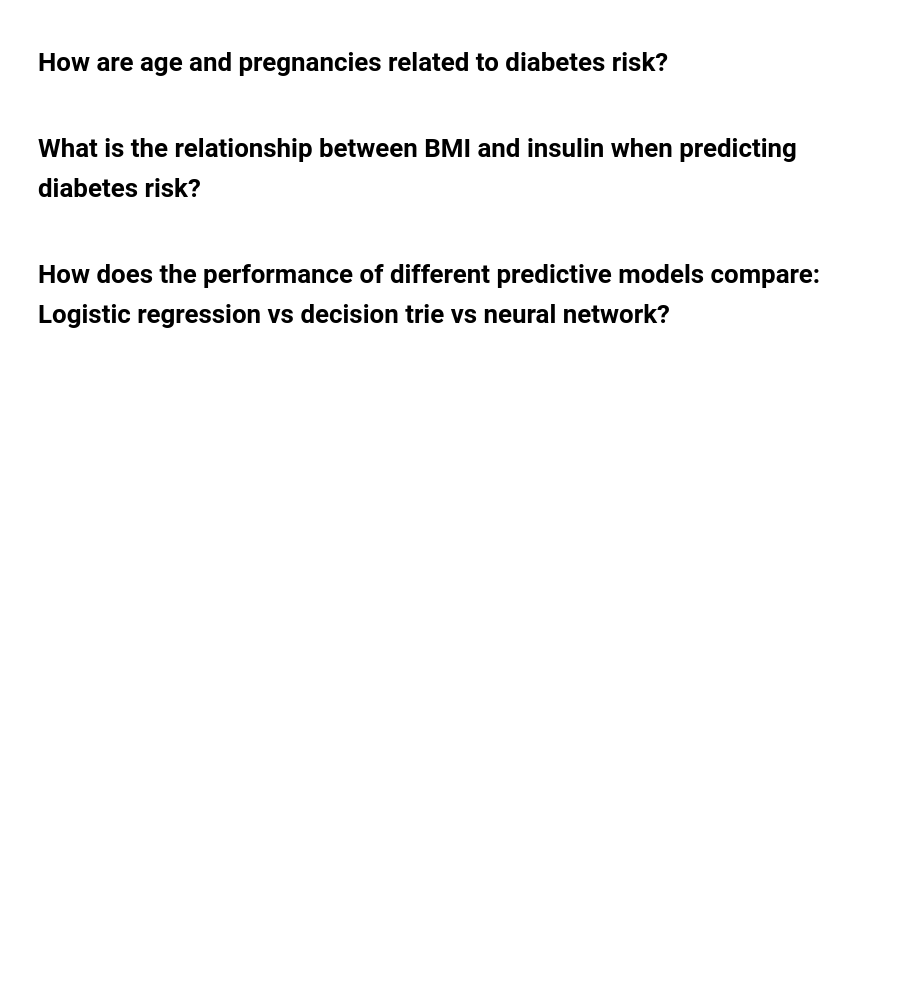
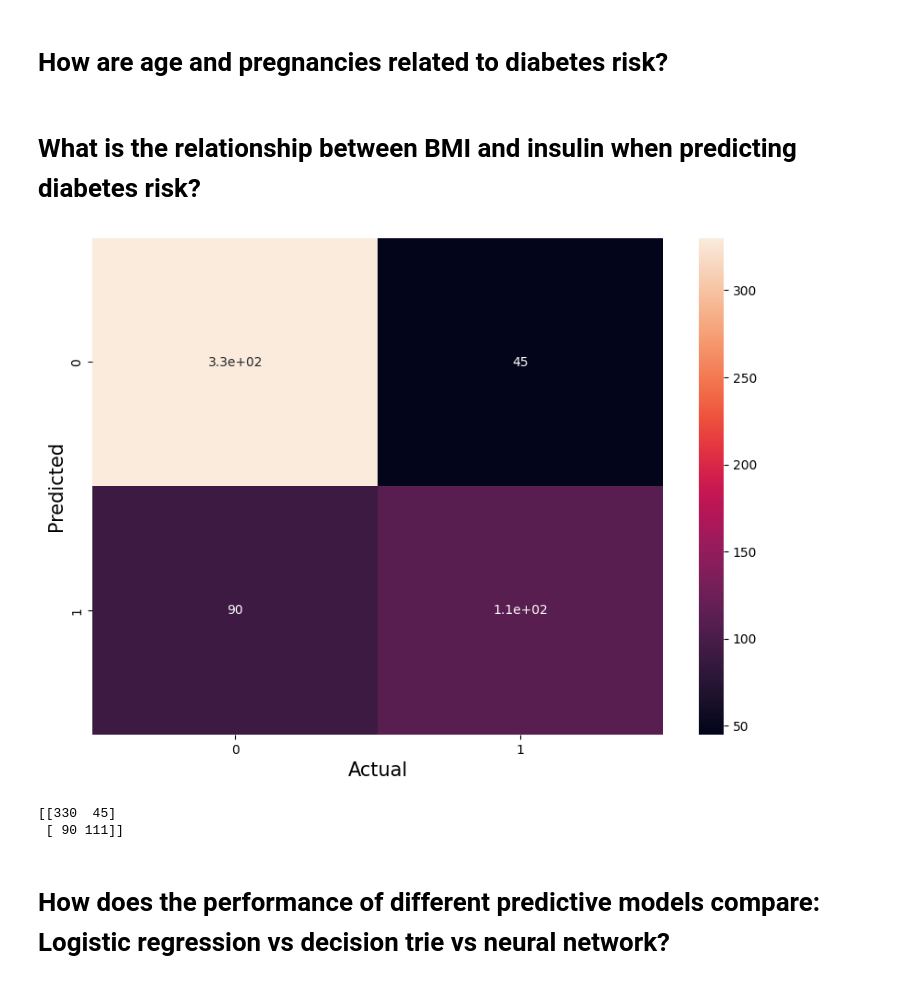
Before and after one commit to woooocoder/machine-learning, a Jupyter notebook: diabetes-ml/diabetes.ipynb, the cells around one changed output. Saved outputs shown, nothing was run; the diff lists cells and outputs as text; code cells hidden in the pictures; blank space fills up the shorter version.

```diff
--- a/diabetes-ml/diabetes.ipynb
+++ b/diabetes-ml/diabetes.ipynb
@@ -166,5 +167,28 @@ num_hi / total_hi
 # How are age and pregnancies related to diabetes risk?
 # %% [markdown]
 # What is the relationship between BMI and insulin when predicting diabetes risk?
+# %%
+from sklearn.linear_model import LinearRegression
+import pylab as pl
+import seaborn as sns
+
+model = LogisticRegression().fit(X_train, y_train.ravel())
+y_pred = model.predict(X_train)
+model.score(X, y)
+
+cm = confusion_matrix(y_train, y_pred, labels=model.classes_)
+disp = ConfusionMatrixDisplay(confusion_matrix=cm, display_labels=model.classes_)
+plt.figure(figsize=(10,7))
+ax = sns.heatmap(cm, annot=True)
+plt.xlabel('Actual', fontsize=15)
+plt.ylabel('Predicted', fontsize=15)
+plt.show()
+
+
+print(cm)
+# %% [output]
+[figure, added]
+[[330  45]
+ [ 90 111]]
 # %% [markdown]
 # How does the performance of different predictive models compare: Logistic regression vs decision trie vs neural network?
```
Also changed, not shown: parts of 3 cells of this notebook, 1 other file.
